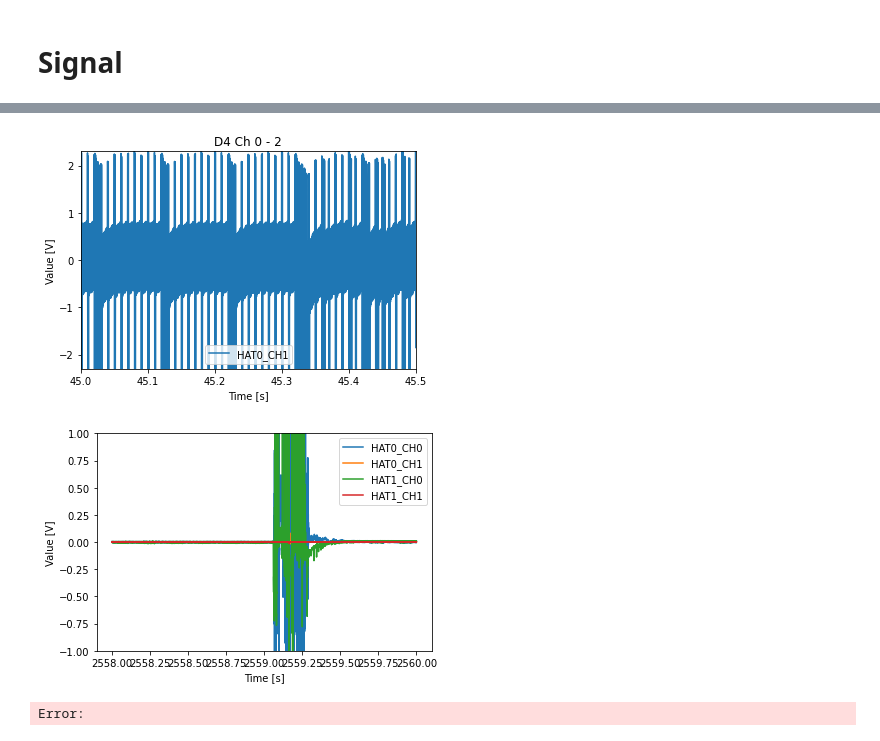
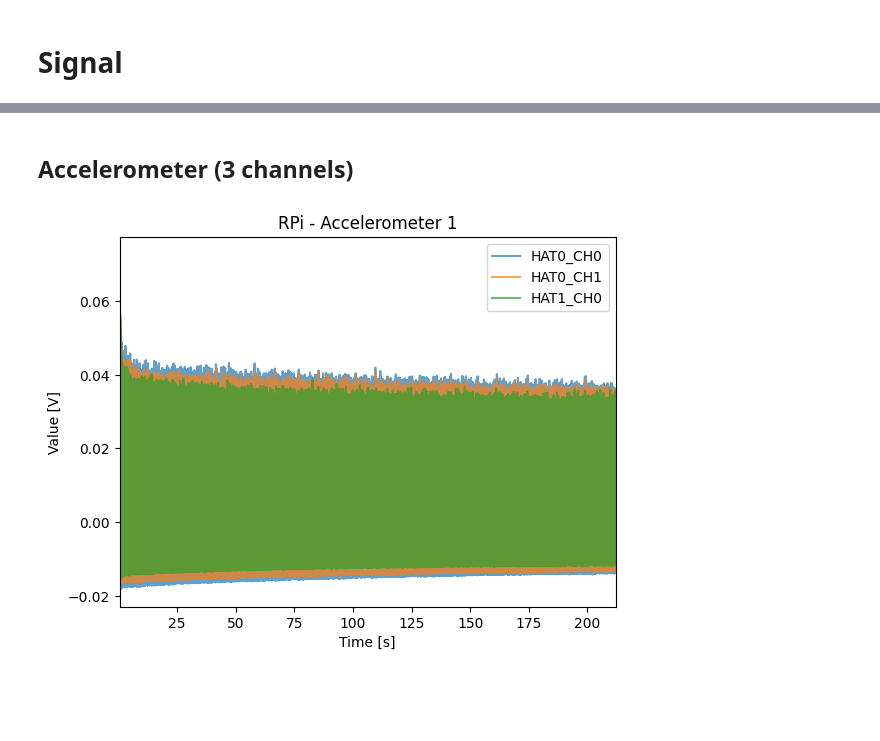
Before and after one commit to josmarcristello/Field-Test-Ferrier-2023, a Jupyter notebook: data processing/read_PI_data.ipynb, the cells around one changed output, grey strips where cells are left out. Saved outputs shown, nothing was run; the diff lists cells and outputs as text; code cells hidden in the pictures; blank space fills up the shorter version.

Commit message:
New plotting function

```diff
--- a/data processing/read_PI_data.ipynb
+++ b/data processing/read_PI_data.ipynb
@@ -259,49 +226,6 @@ plt.show()
-# %%
-time_values = data_frame.iloc[:, 0]
-device_data = data_frame[["HAT0_CH1"]]
-
-# Plot the first three columns with time_values as the x-axis
-plt.plot(time_values, device_data)
-
-plt.xlim((45, 45.5))
-plt.ylim((-2.3, 2.3))
-
-# Customize the plot
-plt.xlabel('Time [s]')
-plt.ylabel('Value [V]')
-plt.title('D4 Ch 0 - 2')
-plt.legend(device_data.columns, loc='best')
-
-# Show the plot
-plt.show()
-# %% [output]
-[figure, removed]
-# %%
-def plot_data(data_frame, start=None, end=None):
-    # Slice the data if start and end are provided
-    if start is not None and end is not None:
-        data_frame = data_frame[(data_frame['time'] >= start) & (data_frame['time'] <= end)]
-
-    device_data = data_frame[["HAT0_CH0", "HAT0_CH1", "HAT1_CH0", "HAT1_CH1"]]
-
-    # Plot the first three columns with time_values as the x-axis
-    for column in device_data.columns:
-        plt.plot(data_frame['time'], device_data[column], label=column)
-
-    #plt.xlim((90, 115))
-    plt.ylim((-1.0, 1.0))
-
-    # Customize the plot
-    plt.xlabel('Time [s]')
-    plt.ylabel('Value [V]')
-    #plt.title('D1 Ch 0 - 2')
-    plt.legend(device_data.columns, loc='best')
-
-    # Show the plot
-    plt.show()
-
-# You can call this function with start and end times like this:
-plot_data(data_frame, start=2558, end=2560)
-# %% [output]
-[figure, removed]
-Error:
+# %% [markdown]
+## Accelerometer (3 channels)
+# %%
+plot_data(data_frame, ["HAT0_CH0","HAT0_CH1","HAT1_CH0"], start_time=0.5, end_time=None, transparency=0.7, title = "RPi - Accelerometer 1")
+# %% [output]
+[figure, added]
```
Also changed, not shown: parts of 13 cells of this notebook.
